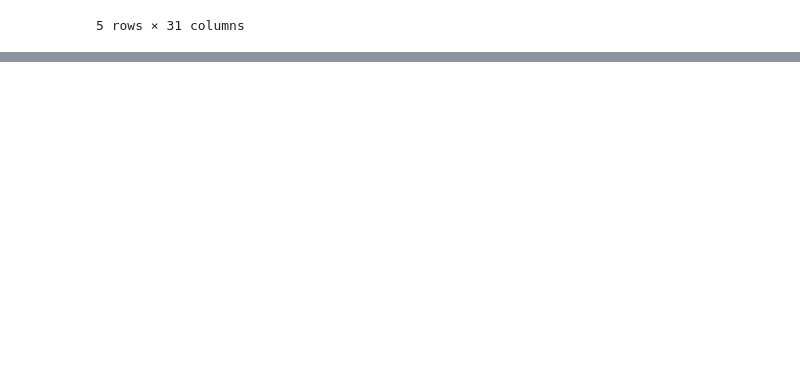
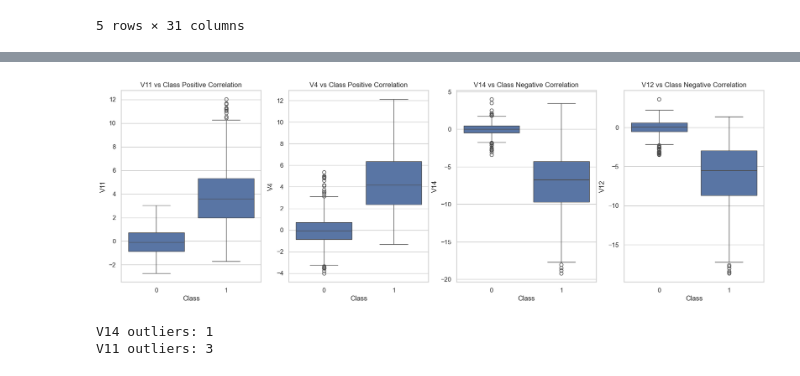
Before and after one commit to Rafaeldovale/detection-fraud-machine-learning, a Jupyter notebook: fraud_detection_analysis.ipynb, the cells around one changed output, grey strips where cells are left out. Drawn from its saved outputs; the diff is of its cells as text; code cells hidden in the pictures; blank space fills up the shorter version.

Commit message:
Data Cleaning: Implemented IQR method to remove outliers from V11 and V14

```diff
--- a/fraud_detection_analysis.ipynb
+++ b/fraud_detection_analysis.ipynb
@@ -177,3 +173,21 @@ df.head()
 | 3 | 1.418291 | -0.994972 | -0.966272 | -0.185226 | 1.792993 | -0.863291 | -0.010309 | 1.247203 | 0.237609 | 0.377436 | ... |
 | 4 | 0.670579 | -0.994960 | -1.158233 | 0.877737 | 1.548718 | 0.403034 | -0.407193 | 0.095921 | 0.592941 | -0.270533 | ... |
 5 rows × 31 columns
+# %%
+# 1. Creating the balanced sub-sample (Manual Under-sampling)
+# Shuffle the data before organizing
+df = df.sample(frac=1)
+
+# Separating fraud from normal transactions (492 cases)
+fraud_df = df.loc[df['Class'] == 1]
+non_fraud_df = df.loc[df['Class'] == 0][:492]
+
+# Concatenating both to create the new balanced dataframe
+new_df = pd.concat([fraud_df, non_fraud_df])
+
+# 2. Plotting the Correlation Matrix
+f, ax = plt.subplots(figsize=(24,10))
+corr = new_df.corr()
+sns.heatmap(corr, cmap='coolwarm_r', annot=False, annot_kws={'size':20}, ax=ax)
+ax.set_title("SubSample Correlation Matrix", fontsize=14)
+plt.show()
@@ -179,0 +196,57 @@ df.head()
+# %%
+import matplotlib.pyplot as plt
+import seaborn as sns
+
+# Setting up the figure for multiple plots
+# Using 4 columns now to include V12, which is also very relevant in your matrix
+f, axes = plt.subplots(ncols=4, figsize=(20, 6))
+
+# Boxplot for V11 (Positive correlation: higher values increase fraud probability)
+sns.boxplot(x="Class", y="V11", data=new_df, ax=axes[0])
+axes[0].set_title('V11 vs Class Positive Correlation')
+
+# Boxplot for V4 (Positive correlation: higher values increase fraud probability)
+sns.boxplot(x="Class", y="V4", data=new_df, ax=axes[1])
+axes[1].set_title('V4 vs Class Positive Correlation')
+
+# Boxplot for V14 (Negative correlation: lower values increase fraud probability)
+sns.boxplot(x="Class", y="V14", data=new_df, ax=axes[2])
+axes[2].set_title('V14 vs Class Negative Correlation')
+
+# Boxplot for V12 (Adding V12 as it also showed strong negative correlation)
+sns.boxplot(x="Class", y="V12", data=new_df, ax=axes[3])
+axes[3].set_title('V12 vs Class Negative Correlation')
+
+plt.show()
+# %% [output]
+[figure, added]
+# %%
+# --- Removing Outliers using IQR Method ---
+
+# 1. V14 Outlier Removal (Negative Correlation)
+v14_fraud = new_df['V14'].loc[new_df['Class'] == 1].values
+q25, q75 = np.percentile(v14_fraud, 25), np.percentile(v14_fraud, 75)
+v14_iqr = q75 - q25
+
+v14_cut_off = v14_iqr * 1.5
+v14_lower, v14_upper = q25 - v14_cut_off, q75 + v14_cut_off
+
+# Identifying and dropping the outliers
+outliers = [x for x in v14_fraud if x < v14_lower or x > v14_upper]
+new_df = new_df.drop(new_df[(new_df['V14'] > v14_upper) | (new_df['V14'] < v14_lower)].index)
+print(f'V14 outliers: {len(outliers)}')
+
+# 2. V11 Outlier Removal (Positive Correlation)
+v11_fraud = new_df['V11'].loc[new_df['Class'] == 1].values
+q25, q75 = np.percentile(v11_fraud, 25), np.percentile(v11_fraud, 75)
+v11_iqr = q75 - q25
+
+v11_cut_off = v11_iqr * 1.5
+v11_lower, v11_upper = q25 - v11_cut_off, q75 + v11_cut_off
+
+outliers = [x for x in v11_fraud if x < v11_lower or x > v11_upper]
+new_df = new_df.drop(new_df[(new_df['V11'] >v11_upper) | (new_df['V11'] <v11_lower)].index)
+print(f'V11 outliers: {len(outliers)}')
+# %% [output]
+V14 outliers: 1
+V11 outliers: 3
```
Also changed, not shown: parts of 3 cells of this notebook, 1 other file.
